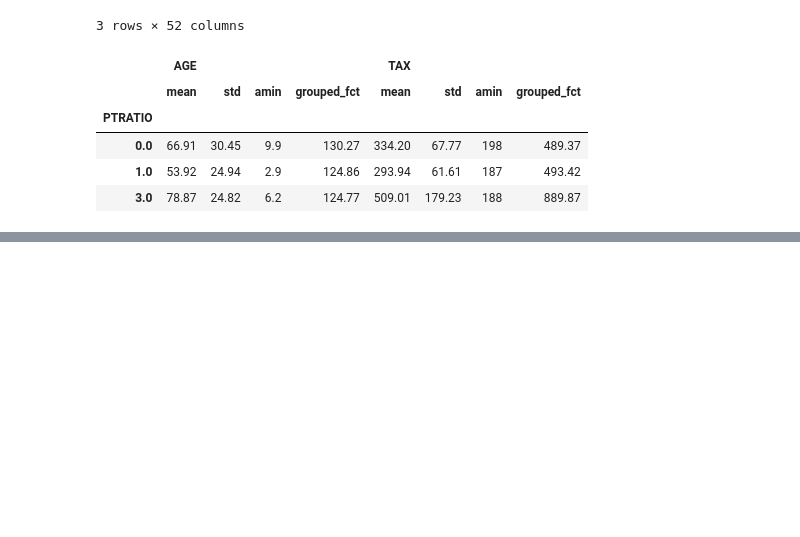
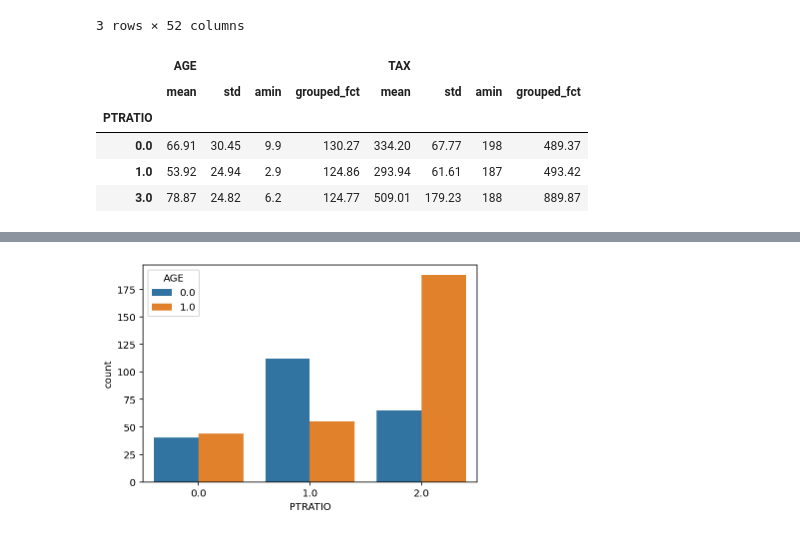
Before and after one commit to herrmanndus/rsd-engineeringcourse, a Jupyter notebook: ch01data/exploratory analysis with pandas.ipynb, the cells around one changed output, grey strips where cells are left out. Cells and saved outputs as stored; diff of their text form; code cells hidden in the pictures; blank space fills up the shorter version.

```diff
--- a/ch01data/exploratory analysis with pandas.ipynb
+++ b/ch01data/exploratory analysis with pandas.ipynb
@@ -562,0 +720,6 @@ df.groupby(by='PTRATIO')[inds].agg([np.mean,np.std,np.min,grouped_fct])
+# %%
+# plot the other way around
+sns.countplot(x='PTRATIO',hue='AGE',data=df)
+plt.show()
+# %% [output]
+[figure, added]
```
Also changed, not shown: parts of 24 cells of this notebook.
